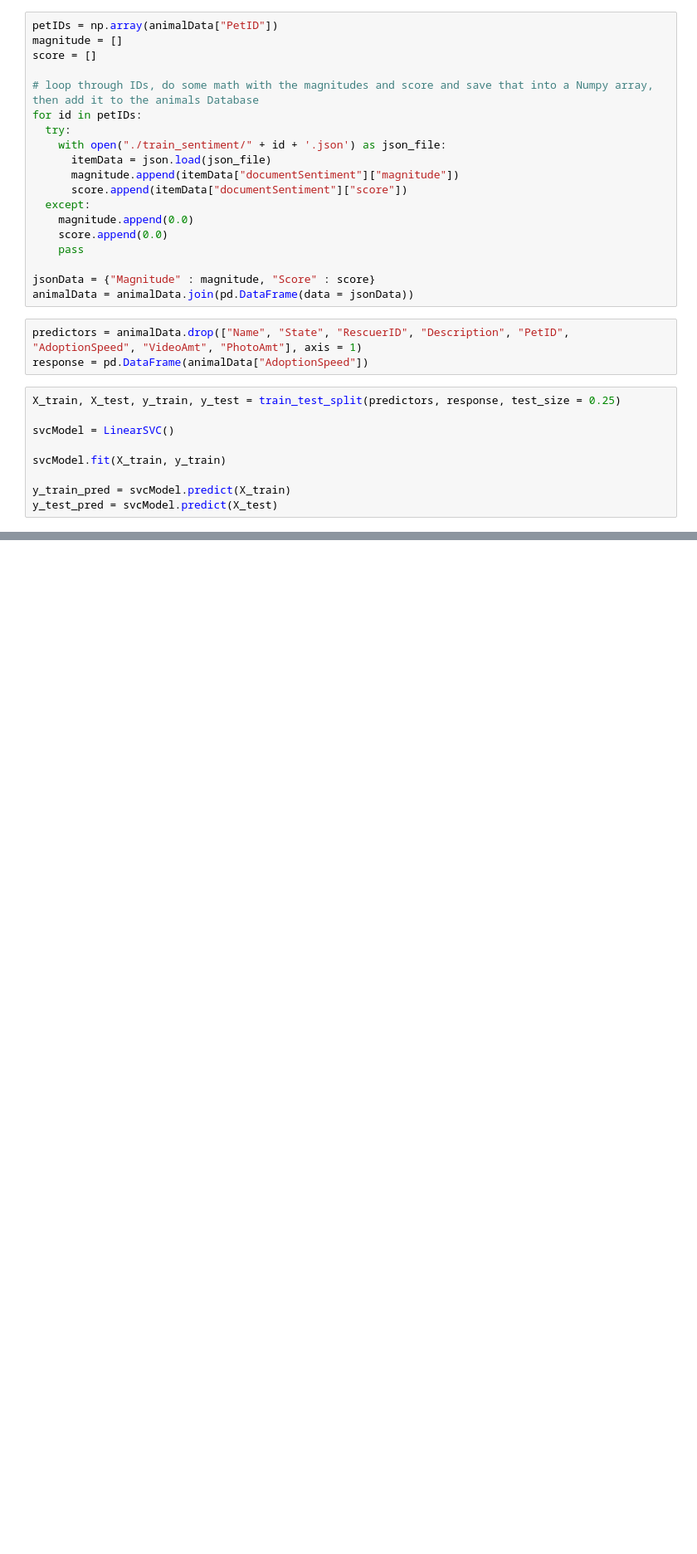
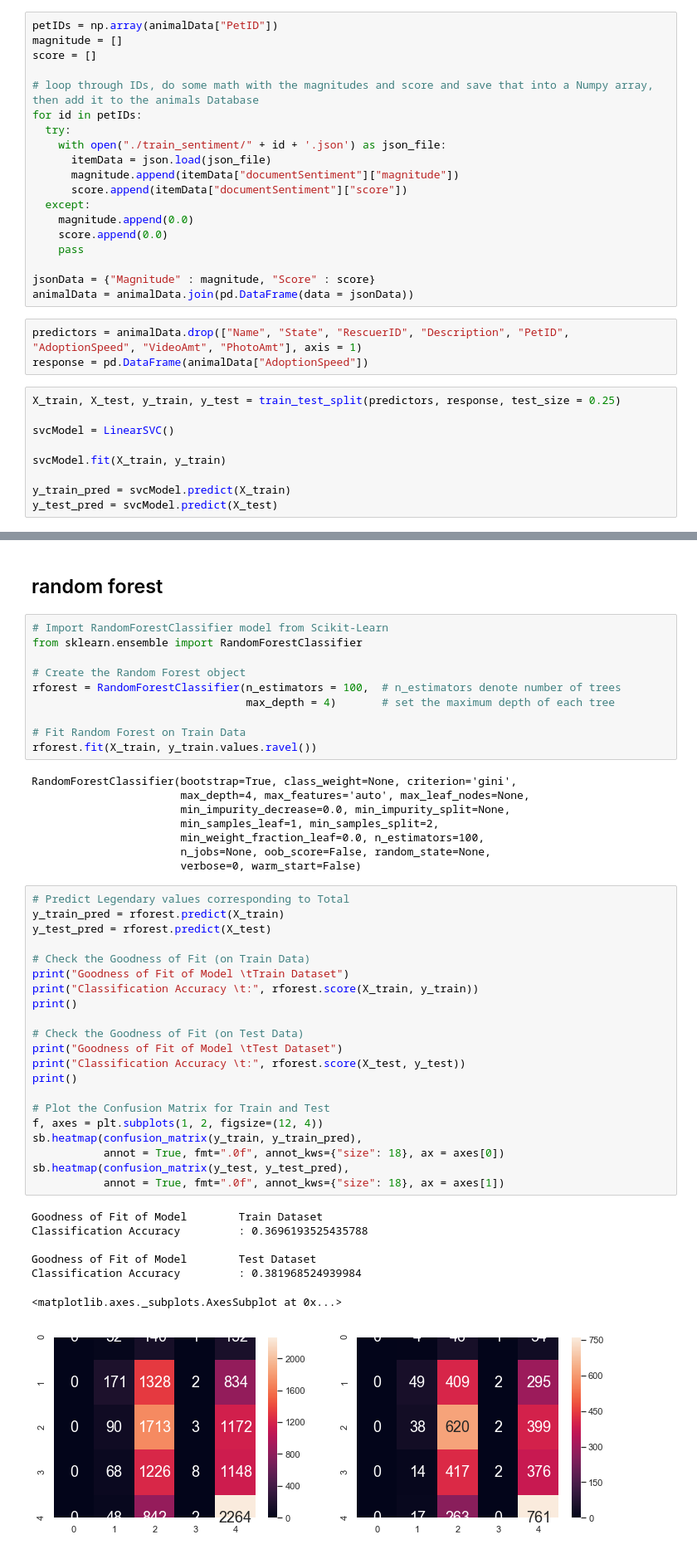
Before and after one commit to majulahsingapuri/CatsnDogs, a Jupyter notebook: Project.ipynb, the cells around one changed output, grey strips where cells are left out. Shown at 83% size. Cells and saved outputs as stored; diff of their text form; blank space fills up the shorter version.

Commit message:
random forest

```diff
--- a/Project.ipynb
+++ b/Project.ipynb
@@ -67,0 +88,49 @@ sb.heatmap(matrix, annot = True, fmt=".0f", annot_kws={"size": 18})
+# %% [markdown]
+## random forest
+# %%
+# Import RandomForestClassifier model from Scikit-Learn
+from sklearn.ensemble import RandomForestClassifier
+
+# Create the Random Forest object
+rforest = RandomForestClassifier(n_estimators = 100,  # n_estimators denote number of trees
+                                 max_depth = 4)       # set the maximum depth of each tree
+
+# Fit Random Forest on Train Data
+rforest.fit(X_train, y_train.values.ravel())
+# %% [output]
+RandomForestClassifier(bootstrap=True, class_weight=None, criterion='gini',
+                       max_depth=4, max_features='auto', max_leaf_nodes=None,
+                       min_impurity_decrease=0.0, min_impurity_split=None,
+                       min_samples_leaf=1, min_samples_split=2,
+                       min_weight_fraction_leaf=0.0, n_estimators=100,
+                       n_jobs=None, oob_score=False, random_state=None,
+                       verbose=0, warm_start=False)
+# %%
+# Predict Legendary values corresponding to Total
+y_train_pred = rforest.predict(X_train)
+y_test_pred = rforest.predict(X_test)
+
+# Check the Goodness of Fit (on Train Data)
+print("Goodness of Fit of Model \tTrain Dataset")
+print("Classification Accuracy \t:", rforest.score(X_train, y_train))
+print()
+
+# Check the Goodness of Fit (on Test Data)
+print("Goodness of Fit of Model \tTest Dataset")
+print("Classification Accuracy \t:", rforest.score(X_test, y_test))
+print()
+
+# Plot the Confusion Matrix for Train and Test
+f, axes = plt.subplots(1, 2, figsize=(12, 4))
+sb.heatmap(confusion_matrix(y_train, y_train_pred),
+           annot = True, fmt=".0f", annot_kws={"size": 18}, ax = axes[0])
+sb.heatmap(confusion_matrix(y_test, y_test_pred),
+           annot = True, fmt=".0f", annot_kws={"size": 18}, ax = axes[1])
+# %% [output]
+Goodness of Fit of Model        Train Dataset
+Classification Accuracy         : 0.3696193525435788
+
+Goodness of Fit of Model        Test Dataset
+Classification Accuracy         : 0.381968524939984
+<matplotlib.axes._subplots.AxesSubplot at 0x...>
+[figure, added]
```
Also changed, not shown: parts of 4 cells of this notebook.
